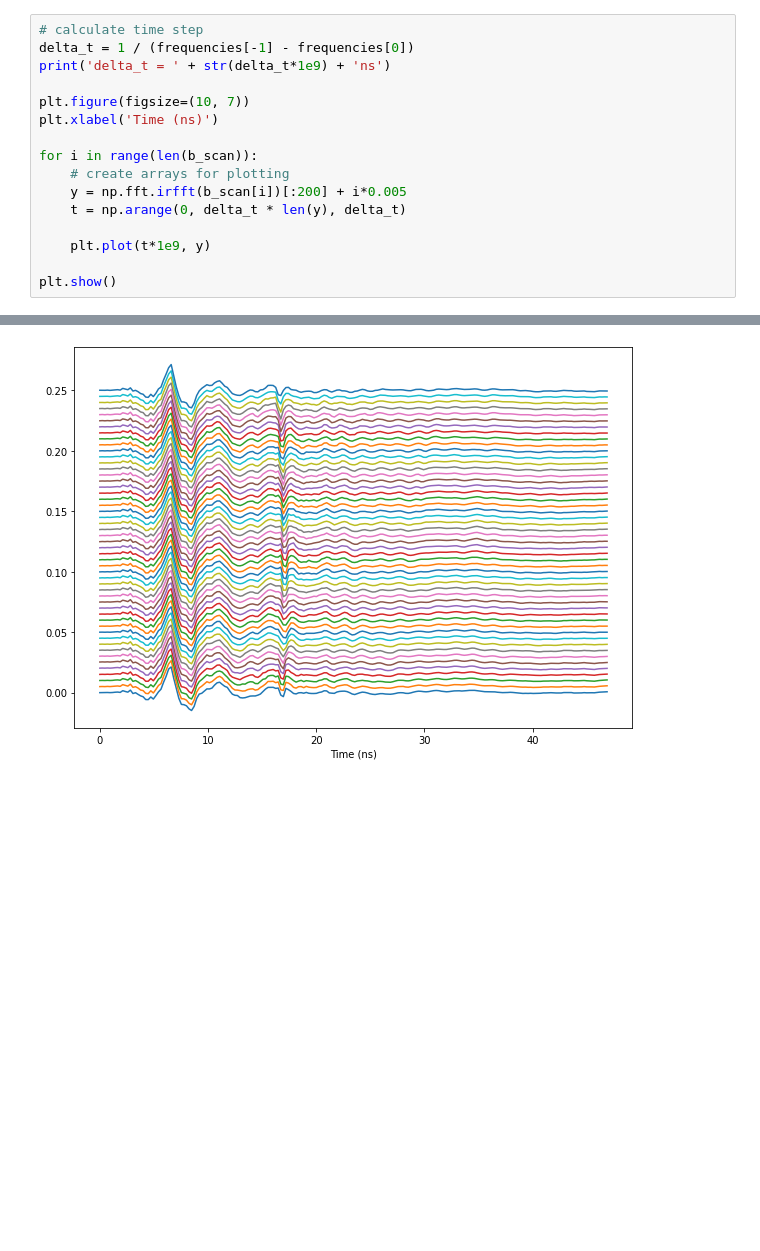
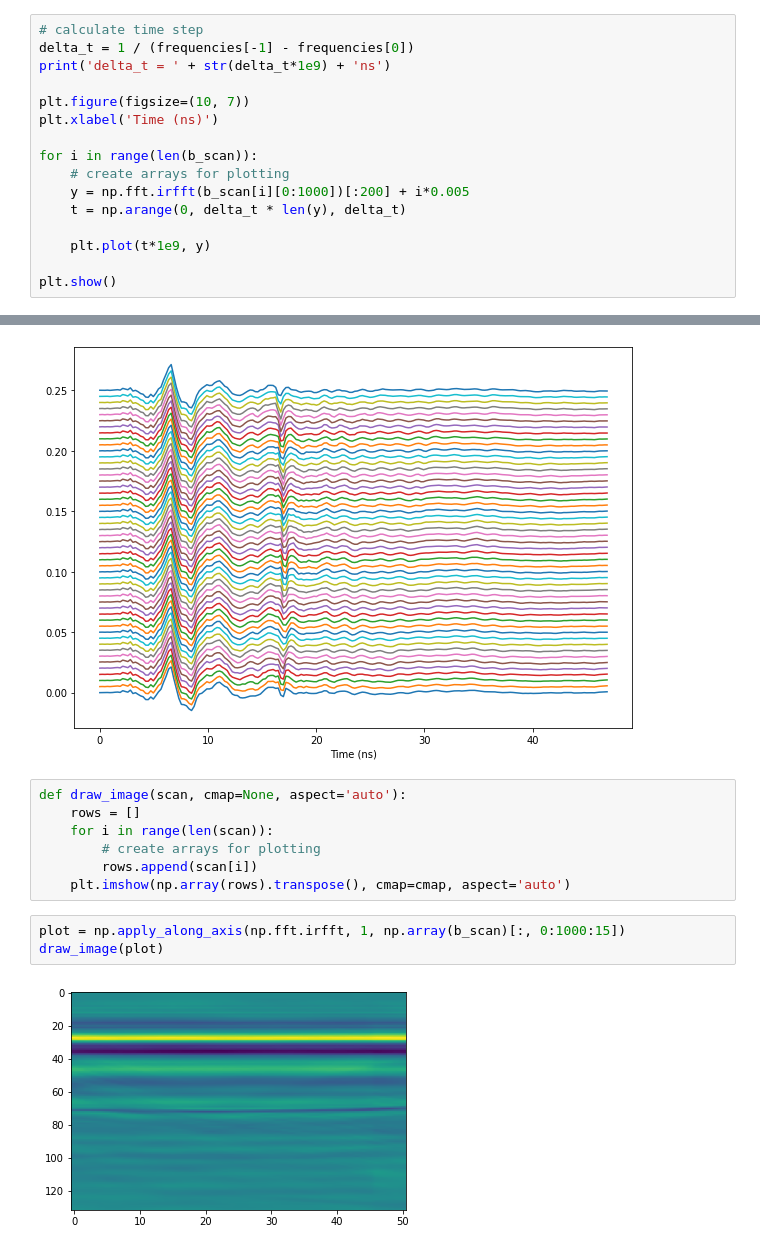
Before and after one commit to lnadi17/znd-remote-controller, a Jupyter notebook: scan-visualize.ipynb, the cells around one changed output, grey strips where cells are left out. Saved outputs shown, nothing was run; the diff lists cells and outputs as text; blank space fills up the shorter version.

Commit message:
Add draw_image function

```diff
--- a/scan-visualize.ipynb
+++ b/scan-visualize.ipynb
@@ -150,7 +150,7 @@ plt.xlabel('Time (ns)')
 
 for i in range(len(b_scan)):
     # create arrays for plotting
-    y = np.fft.irfft(b_scan[i])[:200] + i*0.005
+    y = np.fft.irfft(b_scan[i][0:1000])[:200] + i*0.005
     t = np.arange(0, delta_t * len(y), delta_t)
 
     plt.plot(t*1e9, y)
@@ -159,3 +159,15 @@ plt.show()
 # %% [output]
 delta_t = 0.23553265426840694ns
 [figure]
+# %%
+def draw_image(scan, cmap=None, aspect='auto'):
+    rows = []
+    for i in range(len(scan)):
+        # create arrays for plotting
+        rows.append(scan[i])
+    plt.imshow(np.array(rows).transpose(), cmap=cmap, aspect='auto')
+# %%
+plot = np.apply_along_axis(np.fft.irfft, 1, np.array(b_scan)[:, 0:1000:15])
+draw_image(plot)
+# %% [output]
+[figure, added]
```
Also changed, not shown: parts of 3 cells of this notebook.
